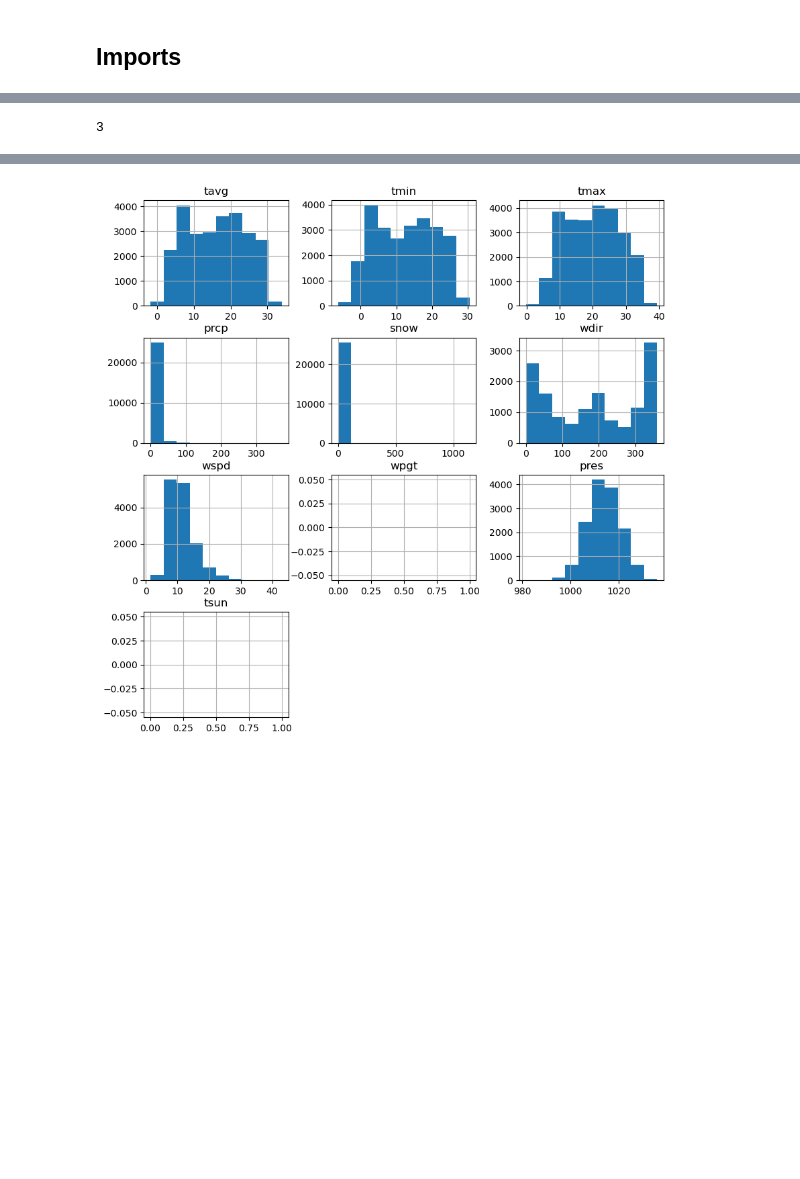
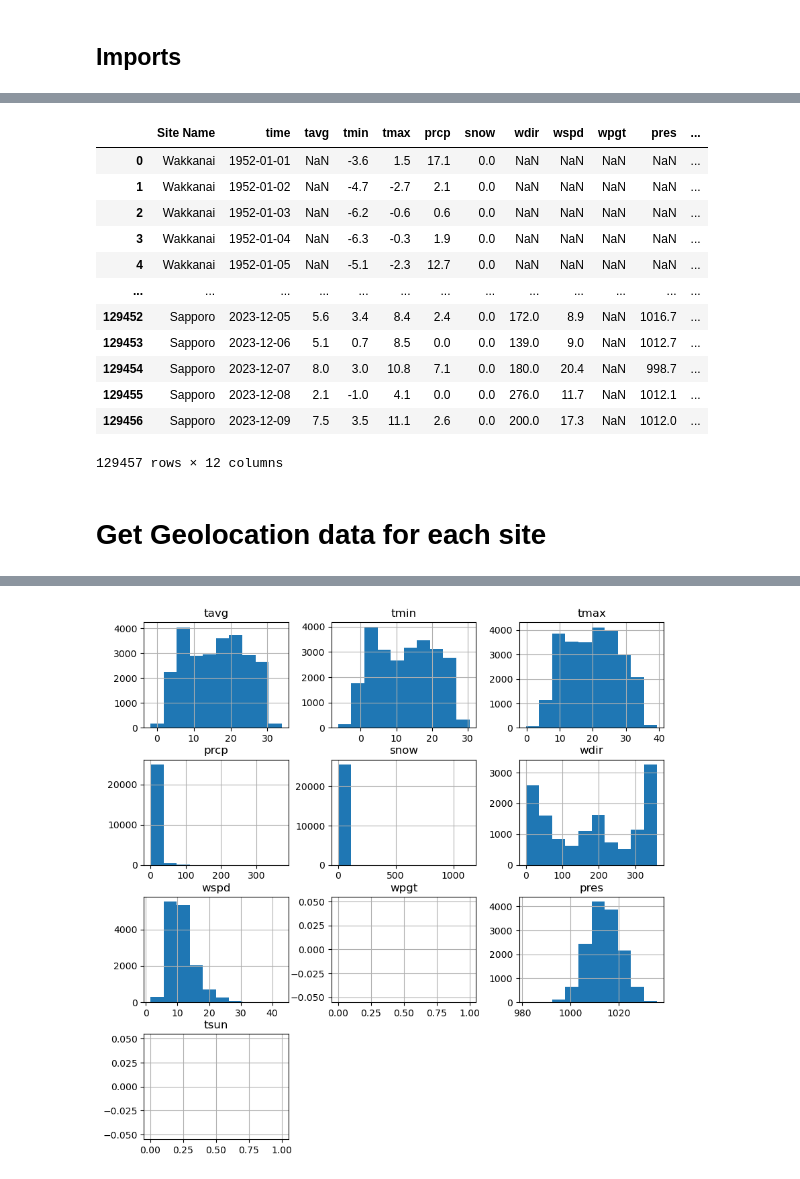
Before and after one commit to alice-gottlieb/princess-sakura, a Jupyter notebook: princess-sakura-main.ipynb, the cells around one changed output, grey strips where cells are left out. Cells and saved outputs as stored; diff of their text form; code cells hidden in the pictures; blank space fills up the shorter version.

```diff
--- a/princess-sakura-main.ipynb
+++ b/princess-sakura-main.ipynb
@@ -31,0 +32,3 @@ first_blooms
+# %%
+first_blooms.dropna(subset=["Latitude"], inplace=True)
+first_blooms
@@ -73,12 +96,38 @@ def find_weather_data(site_name, latitude, longitude, start, end, replace_snow_p
         data["prcp"] = data["prcp"].fillna(0)
 
     return data
+# %%
+weather_df = pd.DataFrame(columns=["Site Name", "time", "tavg", "tmin", "tmax", "prcp", "snow", "wdir", "wspd", "wpgt", "pres", "tsun"])
+
+i = 0
+for site, lat, long in zip(first_blooms["Site Name"], first_blooms["Latitude"], first_blooms["Longitude"]):
+    if i >= 5:
+        break
+    start = datetime(1952, 1, 1)
+    end = datetime(2023, 12, 9)
+    data = find_weather_data(site, lat, long, start, end)
+    weather_df = pd.concat([weather_df, data], ignore_index=True)
+    i += 1
+
+weather_df
+# %% [output]
+|  | Site Name | time | tavg | tmin | tmax | prcp | snow | wdir | wspd | wpgt | pres | ... |
+| 0 | Wakkanai | 1952-01-01 | NaN | -3.6 | 1.5 | 17.1 | 0.0 | NaN | NaN | NaN | NaN | ... |
+| 1 | Wakkanai | 1952-01-02 | NaN | -4.7 | -2.7 | 2.1 | 0.0 | NaN | NaN | NaN | NaN | ... |
+| 2 | Wakkanai | 1952-01-03 | NaN | -6.2 | -0.6 | 0.6 | 0.0 | NaN | NaN | NaN | NaN | ... |
+| 3 | Wakkanai | 1952-01-04 | NaN | -6.3 | -0.3 | 1.9 | 0.0 | NaN | NaN | NaN | NaN | ... |
+| 4 | Wakkanai | 1952-01-05 | NaN | -5.1 | -2.3 | 12.7 | 0.0 | NaN | NaN | NaN | NaN | ... |
+| ... | ... | ... | ... | ... | ... | ... | ... | ... | ... | ... | ... | ... |
+| 129452 | Sapporo | 2023-12-05 | 5.6 | 3.4 | 8.4 | 2.4 | 0.0 | 172.0 | 8.9 | NaN | 1016.7 | ... |
+| 129453 | Sapporo | 2023-12-06 | 5.1 | 0.7 | 8.5 | 0.0 | 0.0 | 139.0 | 9.0 | NaN | 1012.7 | ... |
+| 129454 | Sapporo | 2023-12-07 | 8.0 | 3.0 | 10.8 | 7.1 | 0.0 | 180.0 | 20.4 | NaN | 998.7 | ... |
+| 129455 | Sapporo | 2023-12-08 | 2.1 | -1.0 | 4.1 | 0.0 | 0.0 | 276.0 | 11.7 | NaN | 1012.1 | ... |
+| 129456 | Sapporo | 2023-12-09 | 7.5 | 3.5 | 11.1 | 2.6 | 0.0 | 200.0 | 17.3 | NaN | 1012.0 | ... |
+129457 rows × 12 columns
+# %% [markdown]
+# Get Geolocation data for each site #
 # %%
 first_blooms['Latitude'], first_blooms['Longitude'] = zip(*first_blooms['Site Name'].apply(lambda site: get_lat_long(site + ", Japan")))
-# %%
-first_blooms['Latitude'].isna().sum()
-# %% [output]
-3
 # %%
 first_blooms = first_blooms.reindex(
     columns=["Site Name", "Latitude", "Longitude"]
```
Also changed, not shown: parts of 7 cells of this notebook.
